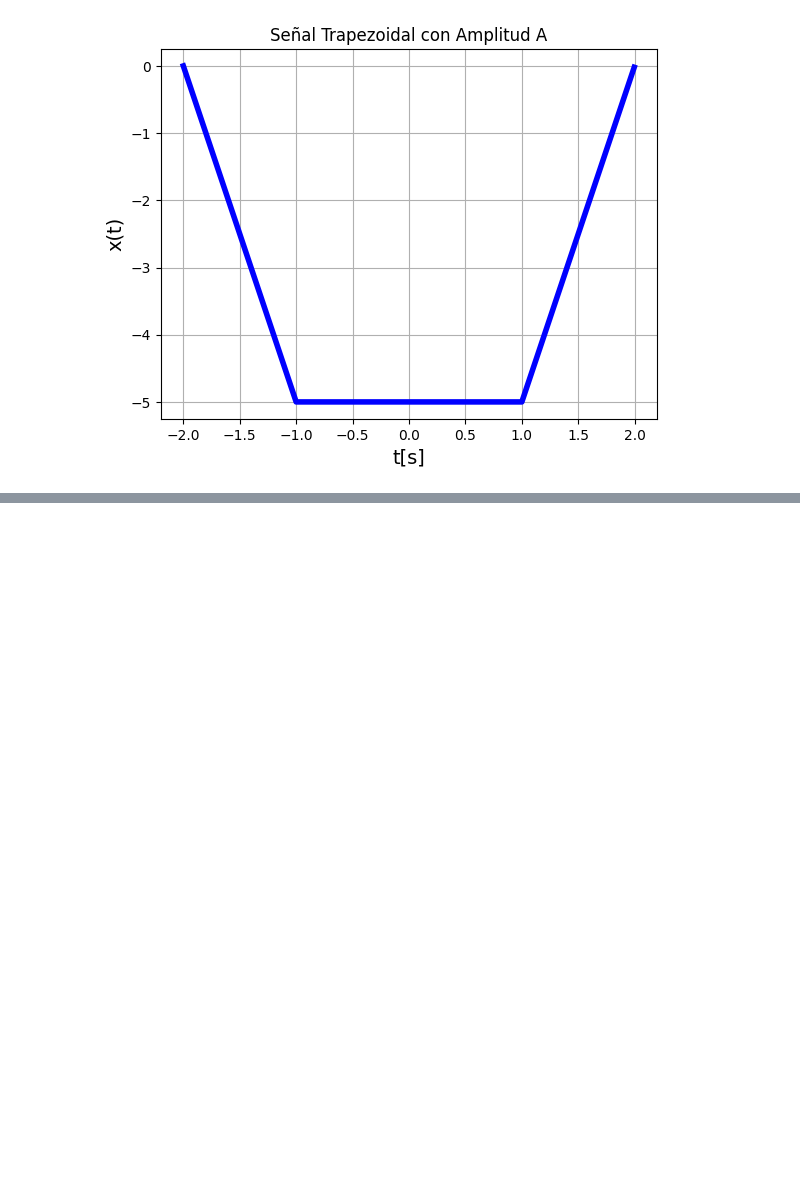
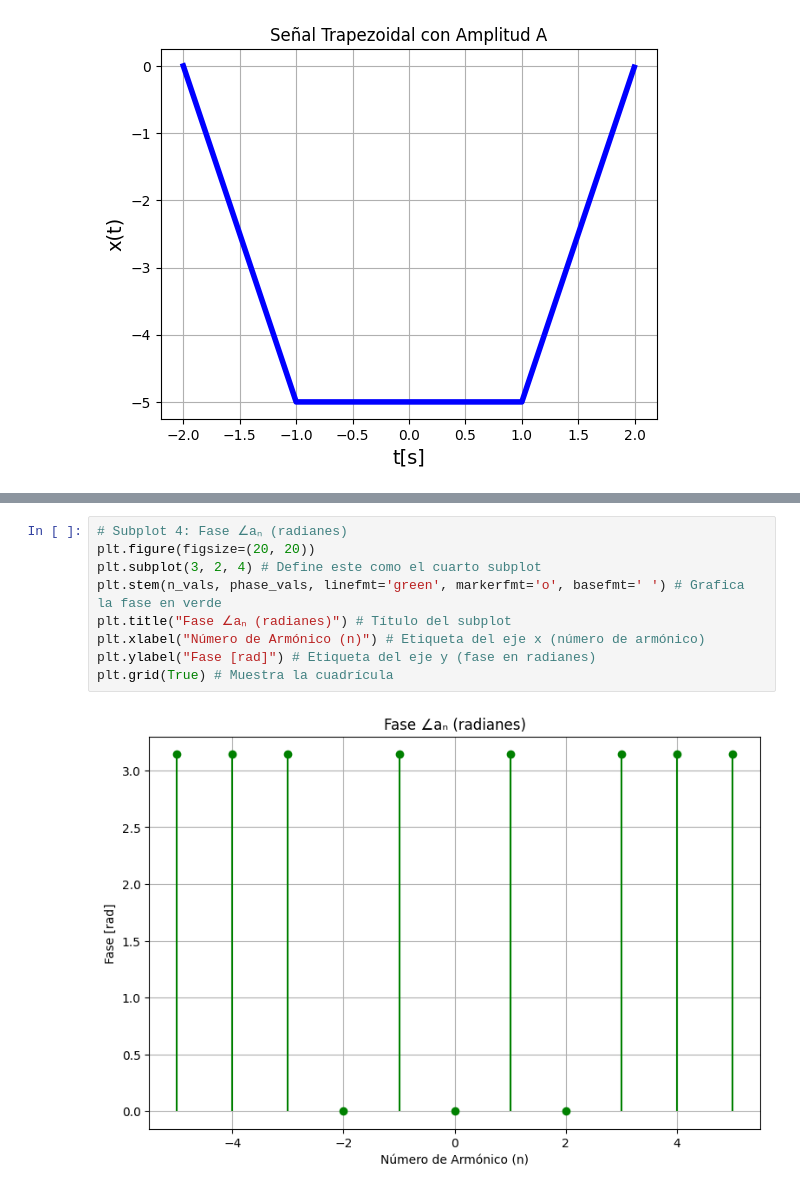
Before and after one commit to JUANOSORIOG/Senales_y_Sistemas, a Jupyter notebook: PARCIAL_1_.ipynb, the cells around one changed output, grey strips where cells are left out. Drawn from its saved outputs; the diff is of its cells as text; blank space fills up the shorter version.

```diff
--- a/PARCIAL_1_.ipynb
+++ b/PARCIAL_1_.ipynb
@@ -372,0 +357,11 @@ plt.show() # Muestra la figura con todos los subplots
+# %%
+# Subplot 4: Fase ∠aₙ (radianes)
+plt.figure(figsize=(20, 20))
+plt.subplot(3, 2, 4) # Define este como el cuarto subplot
+plt.stem(n_vals, phase_vals, linefmt='green', markerfmt='o', basefmt=' ') # Grafica la fase en verde
+plt.title("Fase ∠aₙ (radianes)") # Título del subplot
+plt.xlabel("Número de Armónico (n)") # Etiqueta del eje x (número de armónico)
+plt.ylabel("Fase [rad]") # Etiqueta del eje y (fase en radianes)
+plt.grid(True) # Muestra la cuadrícula
+# %% [output]
+[figure, added]
```
Also changed, not shown: parts of 4 cells of this notebook.
